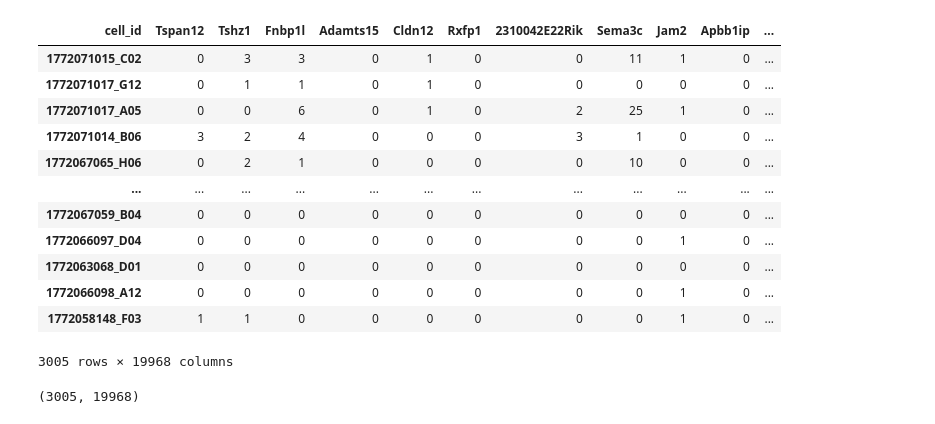
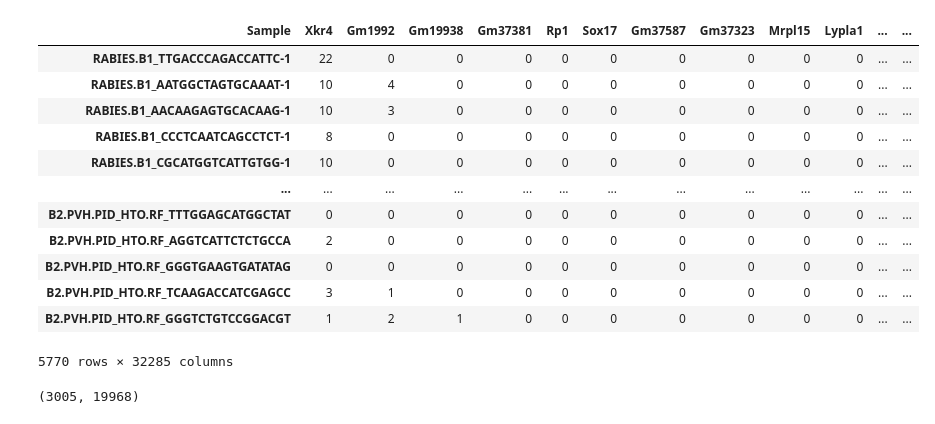
Before and after one commit to Chucklemunch/BMI_776_Project, a Jupyter notebook: Sandbox/Data_Exploration.ipynb, the cells around one changed output. Drawn from its saved outputs; the diff is of its cells as text; code cells hidden in the pictures.

Commit message:
data exploration and selecting top 503 highly expressed genes

```diff
--- a/Sandbox/Data_Exploration.ipynb
+++ b/Sandbox/Data_Exploration.ipynb
@@ -7,3 +7,9 @@ import sys
 sys.path.append('../GENIE3/GENIE3_python/')
 from GENIE3 import GENIE3
 from matplotlib import pyplot as plt
+# %%
+# Supplementary Data
+with open('../Data/SCP2797/file_supplemental_info.tsv', 'rb') as f:
+    sup_data = pd.read_csv(f, delimiter='\t')
+
+sup_data
@@ -9,0 +23,6 @@ from matplotlib import pyplot as plt
+# %%
+# Meta Data
+with open('../Data/SCP2797/metadata/metadata_AllRabies.tsv', 'rb') as f:
+    meta_data = pd.read_table(f)
+
+meta_data
@@ -10,5 +60,5 @@ from matplotlib import pyplot as plt
 # %%
-with open('../Data/GSE60361_C1-3005-Expression.txt.gz', 'rb') as f:
+with open('../Data/SCP2797/expression/rs1.rs2.combined.counts.tsv.gz', 'rb') as f:
     data = pd.read_table(f, compression='gzip')
 
 data
@@ -29,19 +79,19 @@ data
 # %%
-data = data.set_index('cell_id')
+data = data.rename(columns={'GENE' : 'Sample'})
+data = data.set_index('Sample')
 data = data.transpose()
-data = data.drop(columns=['Mar-01', 'Mar-02'], axis=1)
 data
 # %% [output]
-| cell_id | Tspan12 | Tshz1 | Fnbp1l | Adamts15 | Cldn12 | Rxfp1 | 2310042E22Rik | Sema3c | Jam2 | Apbb1ip | ... |
-| 1772071015_C02 | 0 | 3 | 3 | 0 | 1 | 0 | 0 | 11 | 1 | 0 | ... |
-| 1772071017_G12 | 0 | 1 | 1 | 0 | 1 | 0 | 0 | 0 | 0 | 0 | ... |
-| 1772071017_A05 | 0 | 0 | 6 | 0 | 1 | 0 | 2 | 25 | 1 | 0 | ... |
-| 1772071014_B06 | 3 | 2 | 4 | 0 | 0 | 0 | 3 | 1 | 0 | 0 | ... |
-| 1772067065_H06 | 0 | 2 | 1 | 0 | 0 | 0 | 0 | 10 | 0 | 0 | ... |
-| ... | ... | ... | ... | ... | ... | ... | ... | ... | ... | ... | ... |
-| 1772067059_B04 | 0 | 0 | 0 | 0 | 0 | 0 | 0 | 0 | 0 | 0 | ... |
-| 1772066097_D04 | 0 | 0 | 0 | 0 | 0 | 0 | 0 | 0 | 1 | 0 | ... |
-| 1772063068_D01 | 0 | 0 | 0 | 0 | 0 | 0 | 0 | 0 | 0 | 0 | ... |
-| 1772066098_A12 | 0 | 0 | 0 | 0 | 0 | 0 | 0 | 0 | 1 | 0 | ... |
-| 1772058148_F03 | 1 | 1 | 0 | 0 | 0 | 0 | 0 | 0 | 1 | 0 | ... |
+| Sample | Xkr4 | Gm1992 | Gm19938 | Gm37381 | Rp1 | Sox17 | Gm37587 | Gm37323 | Mrpl15 | Lypla1 | ... | ... |
+| RABIES.B1_TTGACCCAGACCATTC-1 | 22 | 0 | 0 | 0 | 0 | 0 | 0 | 0 | 0 | 0 | ... | ... |
+| RABIES.B1_AATGGCTAGTGCAAAT-1 | 10 | 4 | 0 | 0 | 0 | 0 | 0 | 0 | 0 | 0 | ... | ... |
+| RABIES.B1_AACAAGAGTGCACAAG-1 | 10 | 3 | 0 | 0 | 0 | 0 | 0 | 0 | 0 | 0 | ... | ... |
+| RABIES.B1_CCCTCAATCAGCCTCT-1 | 8 | 0 | 0 | 0 | 0 | 0 | 0 | 0 | 0 | 0 | ... | ... |
+| RABIES.B1_CGCATGGTCATTGTGG-1 | 10 | 0 | 0 | 0 | 0 | 0 | 0 | 0 | 0 | 0 | ... | ... |
+| ... | ... | ... | ... | ... | ... | ... | ... | ... | ... | ... | ... | ... |
+| B2.PVH.PID_HTO.RF_TTTGGAGCATGGCTAT | 0 | 0 | 0 | 0 | 0 | 0 | 0 | 0 | 0 | 0 | ... | ... |
+| B2.PVH.PID_HTO.RF_AGGTCATTCTCTGCCA | 2 | 0 | 0 | 0 | 0 | 0 | 0 | 0 | 0 | 0 | ... | ... |
+| B2.PVH.PID_HTO.RF_GGGTGAAGTGATATAG | 0 | 0 | 0 | 0 | 0 | 0 | 0 | 0 | 0 | 0 | ... | ... |
+| B2.PVH.PID_HTO.RF_TCAAGACCATCGAGCC | 3 | 1 | 0 | 0 | 0 | 0 | 0 | 0 | 0 | 0 | ... | ... |
+| B2.PVH.PID_HTO.RF_GGGTCTGTCCGGACGT | 1 | 2 | 1 | 0 | 0 | 0 | 0 | 0 | 0 | 0 | ... | ... |
-3005 rows × 19968 columns
+5770 rows × 32285 columns
```
Also changed, not shown: parts of 19 cells of this notebook, 13 other files.
